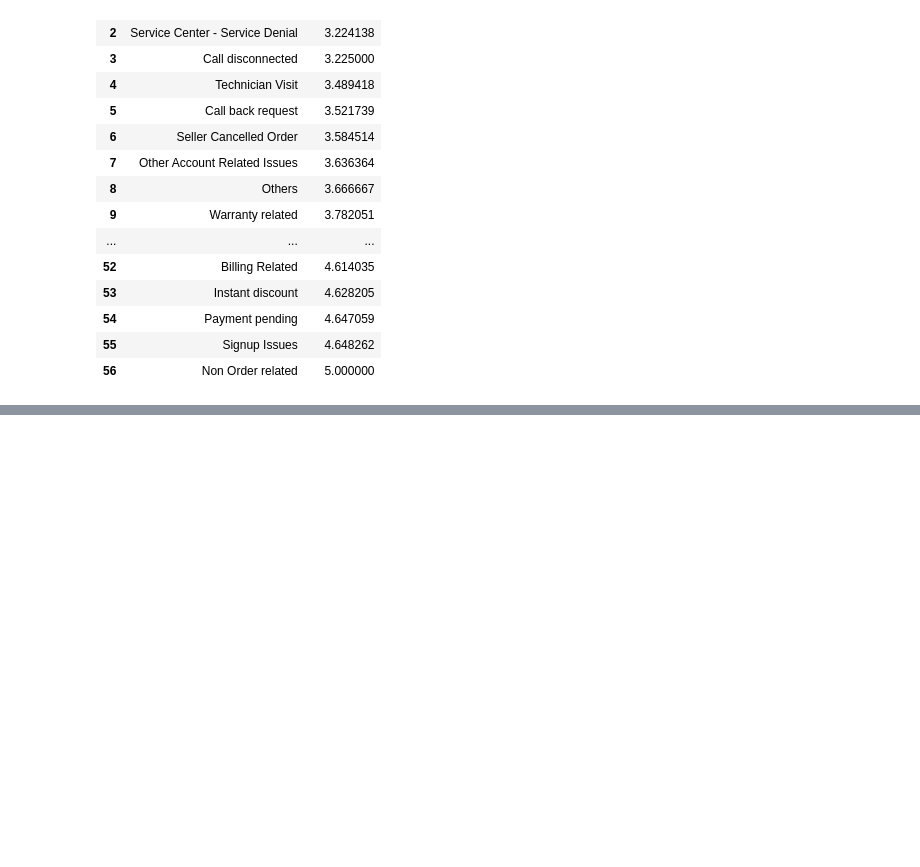
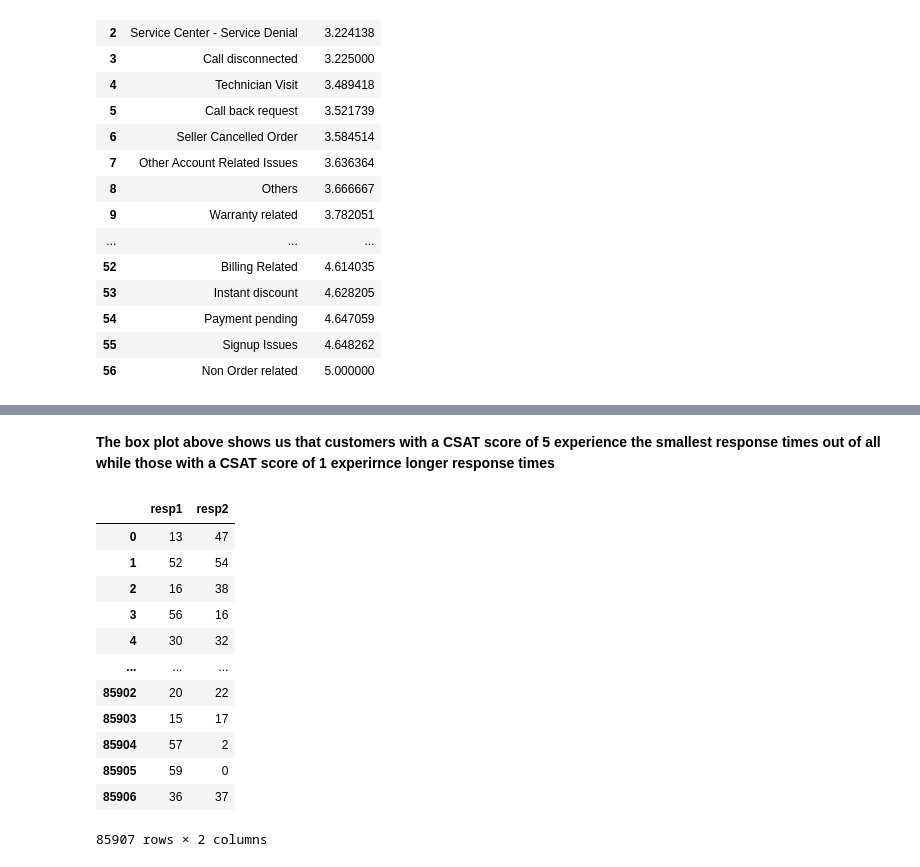
Before and after one commit to Danny-Dalo/Customer-Support-Data, a Jupyter notebook: analysis.ipynb, the cells around one changed output, grey strips where cells are left out. Drawn from its saved outputs; the diff is of its cells as text; code cells hidden in the pictures; blank space fills up the shorter version.

```diff
--- a/analysis.ipynb
+++ b/analysis.ipynb
@@ -124,0 +190,29 @@ sub_cat_csat_score
+# %% [markdown]
+__The box plot above shows us that customers with a CSAT score of 5 experience the smallest response times out of all while those with a CSAT score of 1 experirnce longer response times__
+# %%
+speed_of_issue = pd.to_datetime(processed_data['time_of_issue']).dt.minute
+speed_of_response = pd.to_datetime(processed_data['time_of_response']).dt.minute
+
+response_speed = list(zip(speed_of_issue, speed_of_response))
+speed_df = pd.DataFrame(
+    {"resp1" : [i[0] for i in response_speed],
+
+    "resp2" : [i[1] for i in response_speed]
+    }
+)
+
+speed_df
+# %% [output]
+|  | resp1 | resp2 |
+| 0 | 13 | 47 |
+| 1 | 52 | 54 |
+| 2 | 16 | 38 |
+| 3 | 56 | 16 |
+| 4 | 30 | 32 |
+| ... | ... | ... |
+| 85902 | 20 | 22 |
+| 85903 | 15 | 17 |
+| 85904 | 57 | 2 |
+| 85905 | 59 | 0 |
+| 85906 | 36 | 37 |
+85907 rows × 2 columns
```
Also changed, not shown: parts of 5 cells of this notebook, 1 other file.
